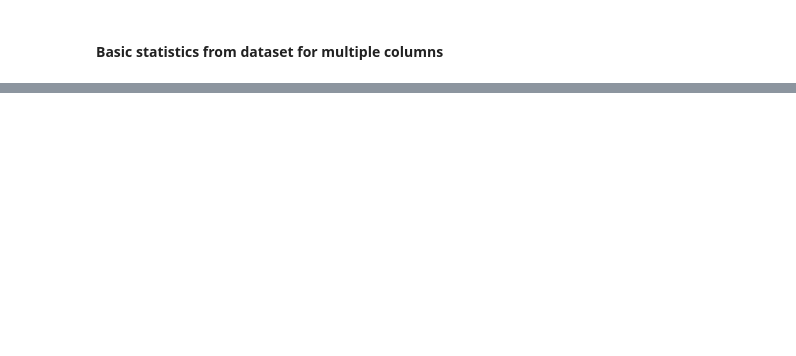
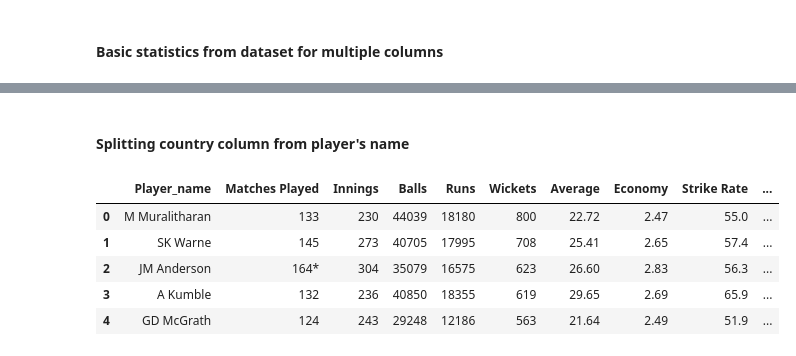
Before and after one commit to AnkonDewan/Test_Cricket_Bowlers_analysis, a Jupyter notebook: Test_Cricket_Bowlers-Analysis.ipynb, the cells around one changed output, grey strips where cells are left out. Drawn from its saved outputs; the diff is of its cells as text; code cells hidden in the pictures; blank space fills up the shorter version.

```diff
--- a/Test_Cricket_Bowlers-Analysis.ipynb
+++ b/Test_Cricket_Bowlers-Analysis.ipynb
@@ -121,0 +128,27 @@ display(df.head())
+# %% [markdown]
+#### Splitting country column from player's name
+# %%
+df_name = df['Player'].str.split("(", expand=True)               #Splitting the player column to separate the country
+
+df_name[1]= df_name[1].str.replace(")","")
+                                                                        #Removing the closing bracket
+df_name = df_name.rename({0:"Player_name", 1:"Country"}, axis =1)
+                                                                        # Renaming columns
+df = pd.concat([df, df_name], axis =1)
+                                                                        # Concatanating with main dataframe
+df = df.drop('Player', axis =1)
+                                                        # Dropping the previous player column containing country name
+
+new_column_seq = ['Player_name', 'Matches Played', 'Innings', 'Balls', 'Runs',
+                 'Wickets', 'Average', 'Economy', 'Strike Rate', '5 Wkts', '10 Wkts', 'Span', 'Country']
+
+df = df[new_column_seq]
+                                                                        # Convenient arrangement of columns
+display(df.head())
+# %% [output]
+|  | Player_name | Matches Played | Innings | Balls | Runs | Wickets | Average | Economy | Strike Rate | ... |
+| 0 | M Muralitharan | 133 | 230 | 44039 | 18180 | 800 | 22.72 | 2.47 | 55.0 | ... |
+| 1 | SK Warne | 145 | 273 | 40705 | 17995 | 708 | 25.41 | 2.65 | 57.4 | ... |
+| 2 | JM Anderson | 164* | 304 | 35079 | 16575 | 623 | 26.60 | 2.83 | 56.3 | ... |
+| 3 | A Kumble | 132 | 236 | 40850 | 18355 | 619 | 29.65 | 2.69 | 65.9 | ... |
+| 4 | GD McGrath | 124 | 243 | 29248 | 12186 | 563 | 21.64 | 2.49 | 51.9 | ... |
```
Also changed, not shown: parts of 33 cells of this notebook.
